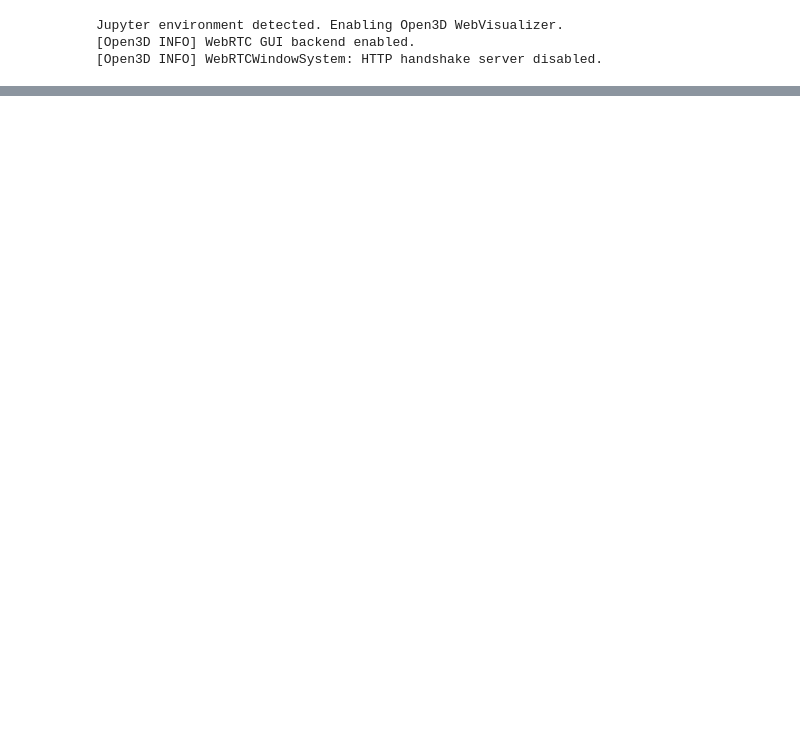
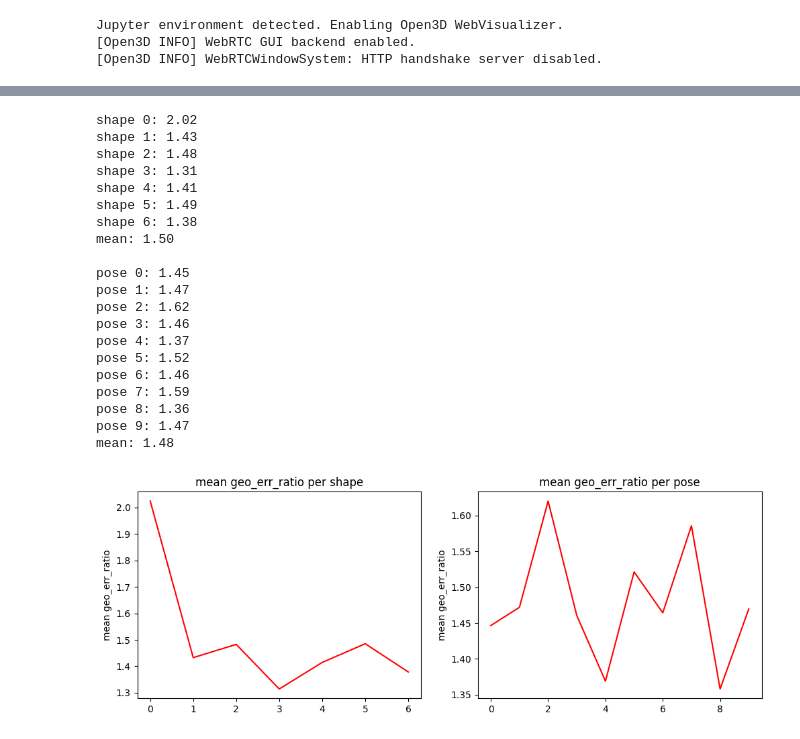
Before and after one commit to alekseizhuravlev/shape_matching, a Jupyter notebook: notebooks/29.05.2024/evaluate_on_faust.ipynb, the cells around one changed output, grey strips where cells are left out. Drawn from its saved outputs; the diff is of its cells as text; code cells hidden in the pictures; blank space fills up the shorter version.

```diff
--- a/notebooks/29.05.2024/evaluate_on_faust.ipynb
+++ b/notebooks/29.05.2024/evaluate_on_faust.ipynb
@@ -290,0 +302,65 @@ tensor([2.2636, 2.1253, 2.0929, 1.7634, 1.8418, 2.2676, 1.9611, 2.4491, 1.8711,
+# %%
+geo_err_ratio_no_1 = metrics['geo_err_ratio']
+
+
+shape_ids = [i // 10 for i in range(len(geo_err_ratio_no_1))]
+pose_ids = [i % 10 for i in range(len(geo_err_ratio_no_1))]
+
+# for each shape and pose, print the mean geo_err_ratio
+
+shape_ids = [i // 10 for i in range(len(geo_err_ratio_no_1))]
+pose_ids = [i % 10 for i in range(len(geo_err_ratio_no_1))]
+
+shape_ids = np.array(shape_ids)
+pose_ids = np.array(pose_ids)
+
+mean_geo_err_ratios_shape = []
+for i in range(7):
+    mean_geo_err_ratio = geo_err_ratio_no_1[shape_ids == i].mean().item()
+    mean_geo_err_ratios_shape.append(mean_geo_err_ratio)
+    print(f"shape {i}: {mean_geo_err_ratio:.2f}")
+
+print(f"mean: {np.mean(mean_geo_err_ratios_shape):.2f}\n")
+
+mean_geo_err_ratios_pose = []
+for i in range(10):
+    mean_geo_err_ratio = geo_err_ratio_no_1[pose_ids == i].mean().item()
+    mean_geo_err_ratios_pose.append(mean_geo_err_ratio)
+    print(f"pose {i}: {mean_geo_err_ratio:.2f}")
+
+print(f"mean: {np.mean(mean_geo_err_ratios_pose):.2f}")
+
+
+fig, ax = plt.subplots(1, 2, figsize=(12, 4))
+
+ax[0].plot(mean_geo_err_ratios_shape, 'r-')
+ax[0].set_title('mean geo_err_ratio per shape')
+ax[0].set_ylabel('mean geo_err_ratio')
+
+ax[1].plot(mean_geo_err_ratios_pose, 'r-')
+ax[1].set_title('mean geo_err_ratio per pose')
+ax[1].set_ylabel('mean geo_err_ratio')
+
+plt.show()
+# %% [output]
+shape 0: 2.02
+shape 1: 1.43
+shape 2: 1.48
+shape 3: 1.31
+shape 4: 1.41
+shape 5: 1.49
+shape 6: 1.38
+mean: 1.50
+
+pose 0: 1.45
+pose 1: 1.47
+pose 2: 1.62
+pose 3: 1.46
+pose 4: 1.37
+pose 5: 1.52
+pose 6: 1.46
+pose 7: 1.59
+pose 8: 1.36
+pose 9: 1.47
+mean: 1.48
+[figure, added]
```
Also changed, not shown: parts of 6 cells of this notebook, 10 other files.
